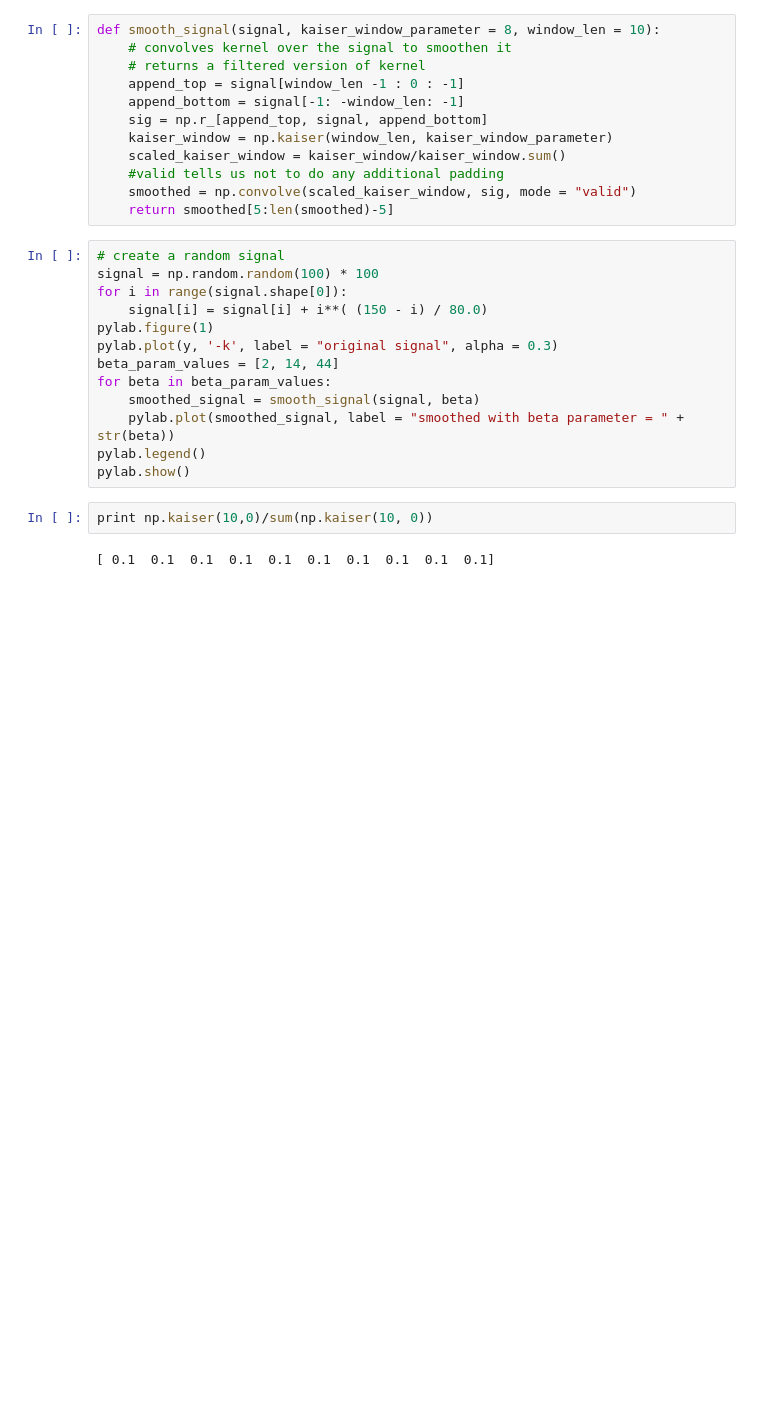
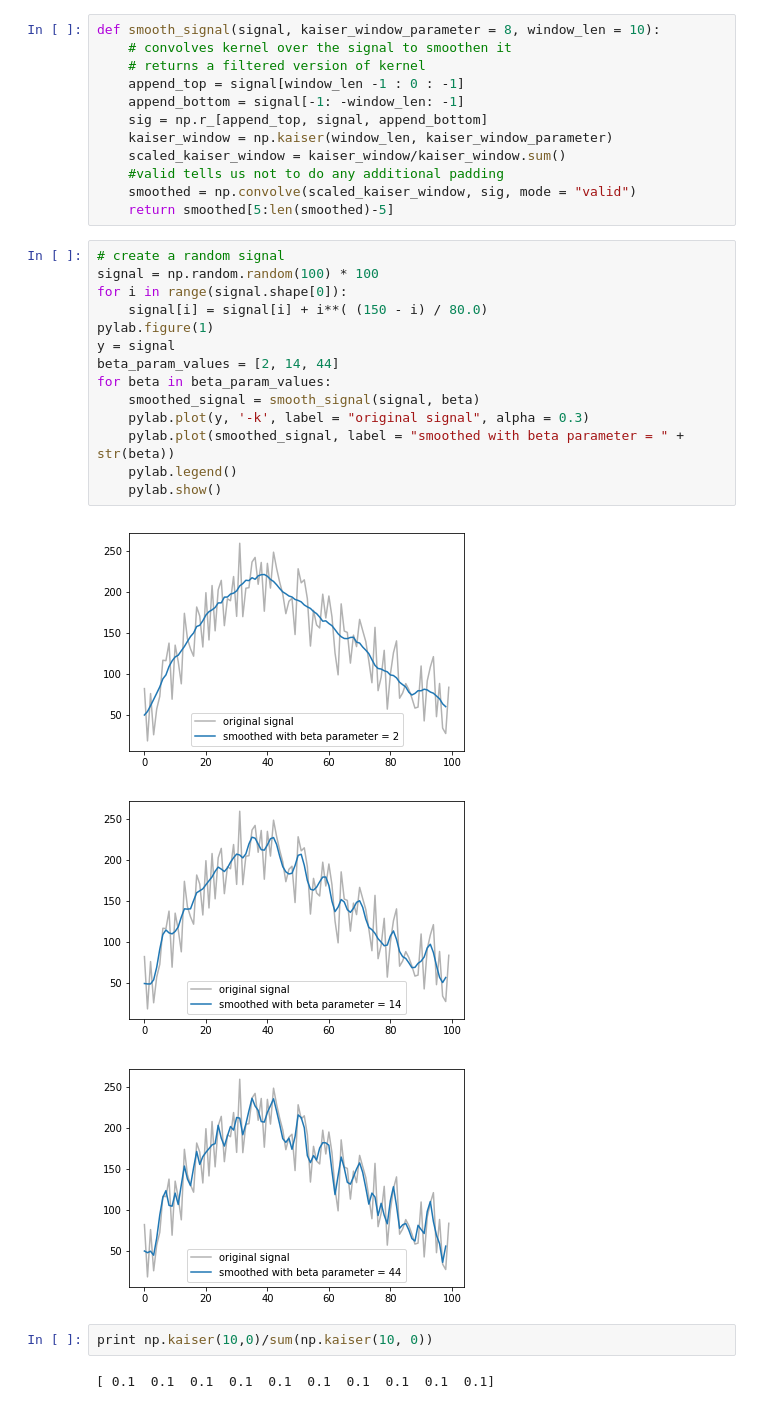
Before and after one commit to rohan-varma/neuralnets, a Jupyter notebook: convolutions/convolution_visualizations.ipynb, the cells around one changed output. Drawn from its saved outputs; the diff is of its cells as text; blank space fills up the shorter version.

```diff
--- a/convolutions/convolution_visualizations.ipynb
+++ b/convolutions/convolution_visualizations.ipynb
@@ -35,16 +38,21 @@ def smooth_signal(signal, kaiser_window_parameter = 8, window_len = 10):
 # %%
 # create a random signal
 signal = np.random.random(100) * 100
 for i in range(signal.shape[0]):
     signal[i] = signal[i] + i**( (150 - i) / 80.0)
 pylab.figure(1)
-pylab.plot(y, '-k', label = "original signal", alpha = 0.3)
+y = signal
 beta_param_values = [2, 14, 44]
 for beta in beta_param_values:
     smoothed_signal = smooth_signal(signal, beta)
+    pylab.plot(y, '-k', label = "original signal", alpha = 0.3)
     pylab.plot(smoothed_signal, label = "smoothed with beta parameter = " + str(beta))
-pylab.legend()
-pylab.show()
+    pylab.legend()
+    pylab.show()
+# %% [output]
+[figure, added]
+[figure, added]
+[figure, added]
 # %%
 print np.kaiser(10,0)/sum(np.kaiser(10, 0))
 # %% [output]
```
Also changed, not shown: parts of 2 cells of this notebook, 3 other files.
